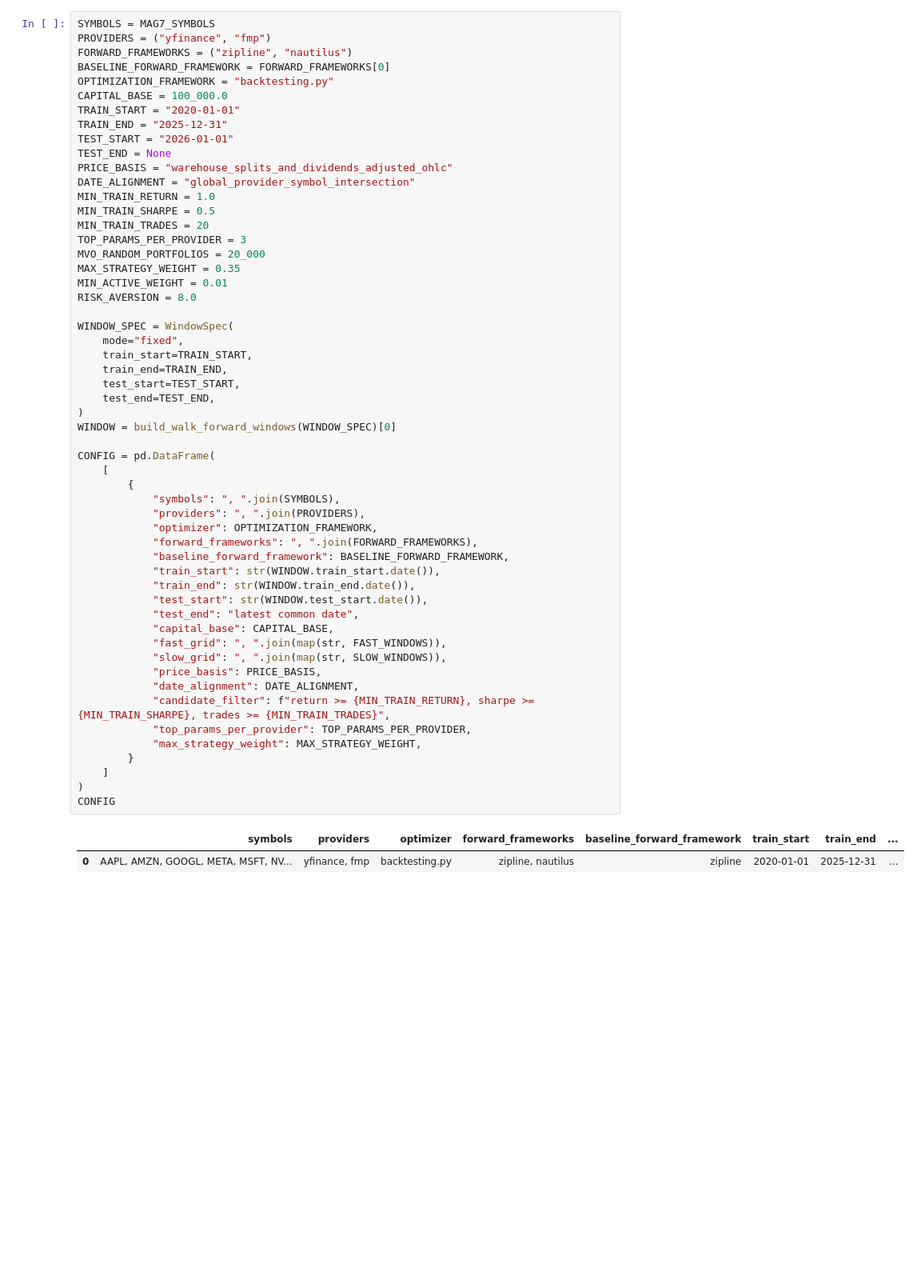
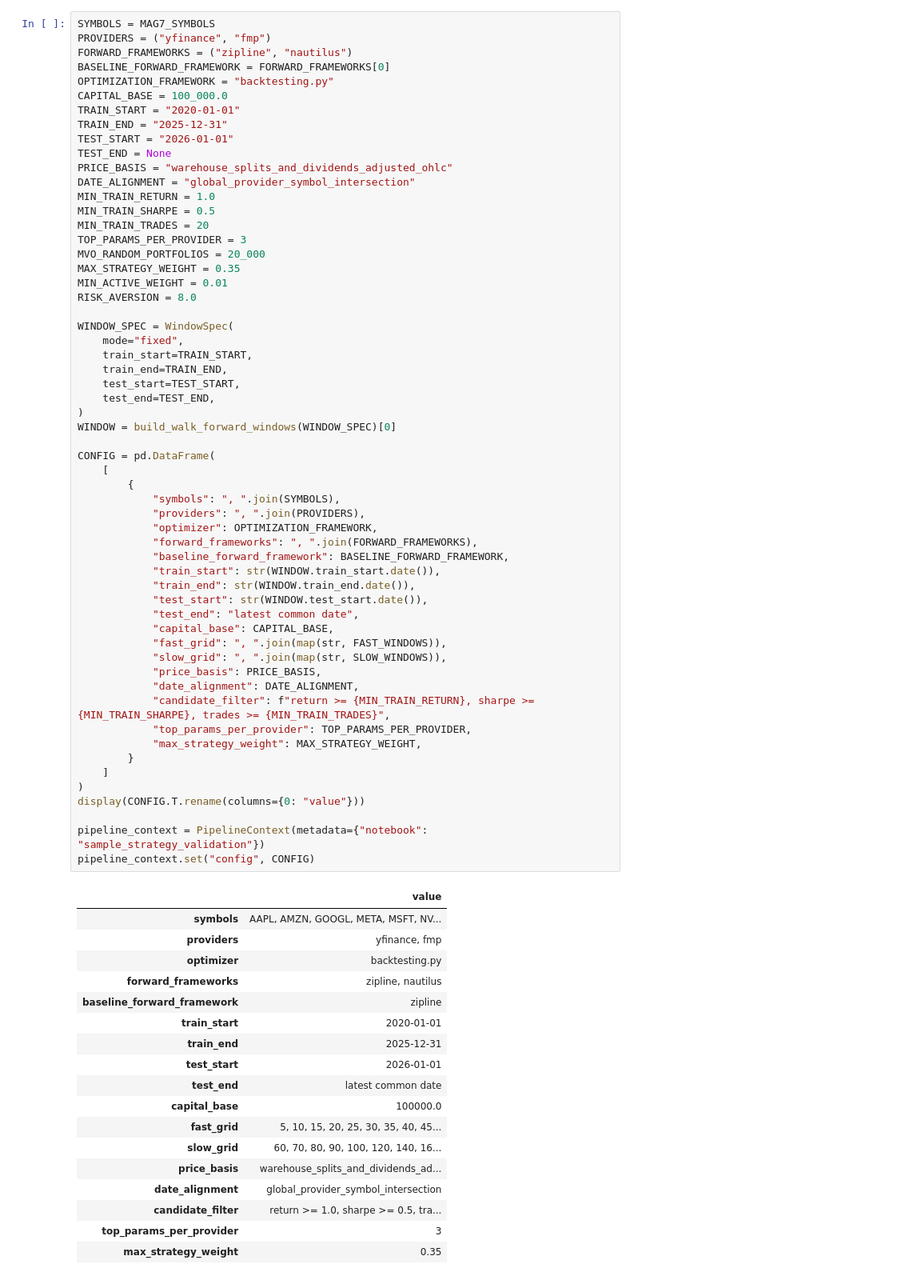
Before and after one commit to quantarb/quant-orchestrator, a Jupyter notebook: notebooks/multi_backtest_frameworks/sample_strategy_validation.ipynb, the cells around one changed output. Shown at 80% size. Drawn from its saved outputs; the diff is of its cells as text; blank space fills up the shorter version.

```diff
--- a/notebooks/multi_backtest_frameworks/sample_strategy_validation.ipynb
+++ b/notebooks/multi_backtest_frameworks/sample_strategy_validation.ipynb
@@ -82,33 +83,52 @@ WINDOW_SPEC = WindowSpec(
     train_end=TRAIN_END,
     test_start=TEST_START,
     test_end=TEST_END,
 )
 WINDOW = build_walk_forward_windows(WINDOW_SPEC)[0]
 
 CONFIG = pd.DataFrame(
     [
         {
             "symbols": ", ".join(SYMBOLS),
             "providers": ", ".join(PROVIDERS),
             "optimizer": OPTIMIZATION_FRAMEWORK,
             "forward_frameworks": ", ".join(FORWARD_FRAMEWORKS),
             "baseline_forward_framework": BASELINE_FORWARD_FRAMEWORK,
             "train_start": str(WINDOW.train_start.date()),
             "train_end": str(WINDOW.train_end.date()),
             "test_start": str(WINDOW.test_start.date()),
             "test_end": "latest common date",
             "capital_base": CAPITAL_BASE,
             "fast_grid": ", ".join(map(str, FAST_WINDOWS)),
             "slow_grid": ", ".join(map(str, SLOW_WINDOWS)),
             "price_basis": PRICE_BASIS,
             "date_alignment": DATE_ALIGNMENT,
             "candidate_filter": f"return >= {MIN_TRAIN_RETURN}, sharpe >= {MIN_TRAIN_SHARPE}, trades >= {MIN_TRAIN_TRADES}",
             "top_params_per_provider": TOP_PARAMS_PER_PROVIDER,
             "max_strategy_weight": MAX_STRATEGY_WEIGHT,
         }
     ]
 )
-CONFIG
+display(CONFIG.T.rename(columns={0: "value"}))
+
+pipeline_context = PipelineContext(metadata={"notebook": "sample_strategy_validation"})
+pipeline_context.set("config", CONFIG)
 # %% [output]
-|  | symbols | providers | optimizer | forward_frameworks | baseline_forward_framework | train_start | train_end | ... |
-| 0 | AAPL, AMZN, GOOGL, META, MSFT, NV... | yfinance, fmp | backtesting.py | zipline, nautilus | zipline | 2020-01-01 | 2025-12-31 | ... |
+|  | value |
+| symbols | AAPL, AMZN, GOOGL, META, MSFT, NV... |
+| providers | yfinance, fmp |
+| optimizer | backtesting.py |
+| forward_frameworks | zipline, nautilus |
+| baseline_forward_framework | zipline |
+| train_start | 2020-01-01 |
+| train_end | 2025-12-31 |
+| test_start | 2026-01-01 |
+| test_end | latest common date |
+| capital_base | 100000.0 |
+| fast_grid | 5, 10, 15, 20, 25, 30, 35, 40, 45... |
+| slow_grid | 60, 70, 80, 90, 100, 120, 140, 16... |
+| price_basis | warehouse_splits_and_dividends_ad... |
+| date_alignment | global_provider_symbol_intersection |
+| candidate_filter | return >= 1.0, sharpe >= 0.5, tra... |
+| top_params_per_provider | 3 |
+| max_strategy_weight | 0.35 |
```
Also changed, not shown: parts of 5 cells of this notebook, 9 other files.
